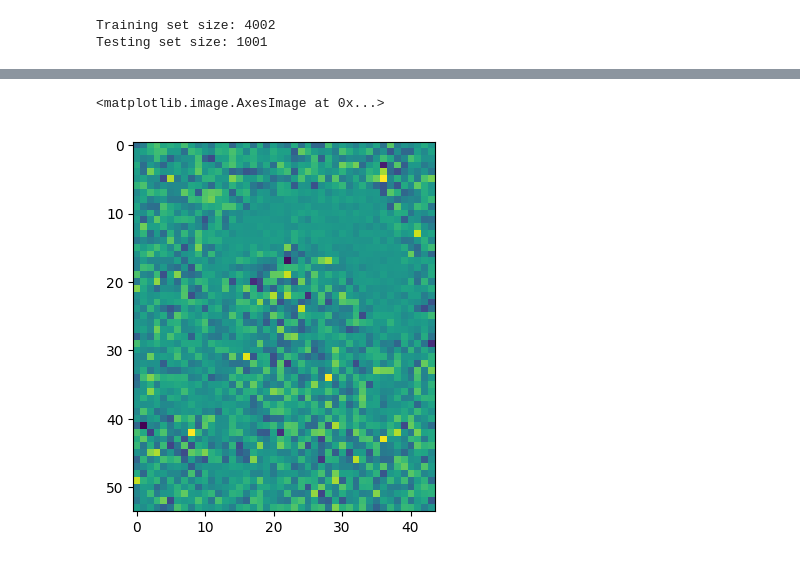
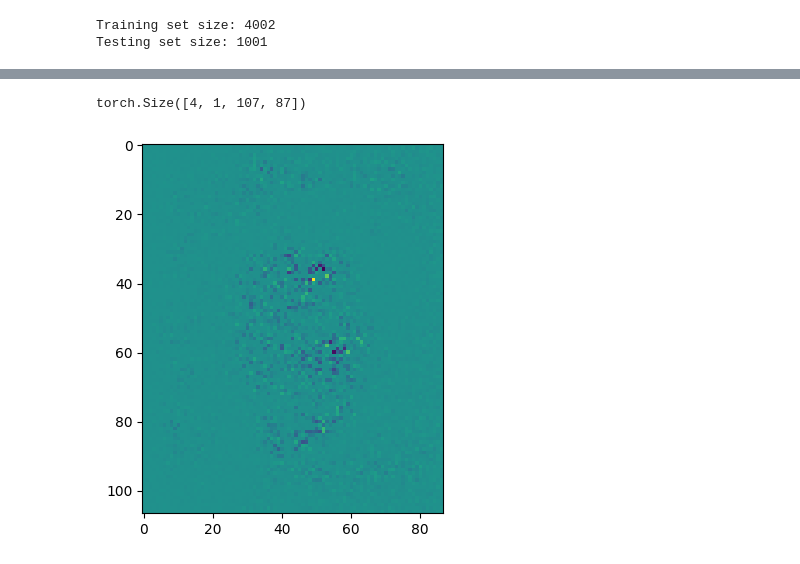
Before and after one commit to Lassedi/VisLab_DNNProject, a Jupyter notebook: main.ipynb, the cells around one changed output, grey strips where cells are left out. Drawn from its saved outputs; the diff is of its cells as text; code cells hidden in the pictures.

```diff
--- a/main.ipynb
+++ b/main.ipynb
@@ -84,11 +67,3 @@ print("Testing set size: {}".format(len(test_dataset)))
 # %% [output]
 Training set size: 4002
 Testing set size: 1001
-# %%
-model = FreeConvNetwork().to(device)
-
-for inputs, labels in train_loader:
-    inputs, labels = inputs.to(device), labels.to(device)
-    voutputs = model(inputs)
-    vloss = loss_fn(voutputs, labels)
-    break
@@ -156,7 +120,8 @@ timestamp = datetime.now().strftime('%Y%m%d_%H%M%S')
 writer = SummaryWriter('runs/fashion_trainer_{}'.format(timestamp))
 epoch_number = 0
 
-EPOCHS = 100
+print(list(model.children()))
+EPOCHS = 5
 
 best_vloss = 1_000_000.
 
@@ -183,7 +148,7 @@ for epoch in range(EPOCHS):
         # validating the model
         voutputs = model(vinputs)
         vloss = loss_fn(voutputs, vlabels)
-        running_vloss += vloss.detach() # wihtout .detach I get an out of memory error on GPU
+        running_vloss += vloss.detach().item() # wihtout .detach I get an out of memory error on GPU
 
 
     avg_vloss = running_vloss / (i + 1)
@@ -224,26 +189,25 @@ LOSS train 5.256771533966065 valid 5.255986213684082
 # %%
-from custom.model import FreeConvNetwork
-
 #correct vs total classifications
 correct = 0
 total = 0
 
-device = torch.device("cuda" if torch.cuda.is_available() else "cpu")
+# device = torch.device("cuda" if torch.cuda.is_available() else "cpu")
 
 #load the model
-model = FreeConvNetwork()
-model.load_state_dict(torch.load("./model/model_20230526_155035_99"))
-model.to(device)
-print(model.eval())
+# model = FreeConvNetwork()
+# model.load_state_dict(torch.load("./model/model_20230530_115318_4"))
+# model.to(device)
+#print(model.eval())
 
 #predict the test labels
 with torch.no_grad():
     for input, labels in test_loader:
         input, labels = input.to(device), labels.to(device)
+
         outputs = model(input)
         _, predicted = torch.max(outputs.data,1)
         total += labels.size(0)
-        correct += (predicted == labels).sum().item()
+        correct += (predicted == labels).sum()
 
 print("Accuracy of the network: %f%%" % (100 * correct/total))
 # %% [output]
@@ -272,10 +242,10 @@ plt.show()
 # %%
-
-feature_map = next(iter(model.children()))[0](input_image.to(device))
-
-feature_map = feature_map[0,:,:,:]
-
-plt.imshow(feature_map[0,:,:].cpu().detach())
+model_children = next(iter(model.children()))
+fm= model_children[0](input_image.to(device))
+print(fm.size())
+fm = fm[0]
+plt.imshow(fm[0,:,:].cpu().detach())
+plt.show()
 # %% [output]
-<matplotlib.image.AxesImage at 0x...>
+torch.Size([4, 1, 107, 87])
-[figure, old version]
+[figure, new version]
```
Also changed, not shown: parts of 16 cells of this notebook, 9 other files.
